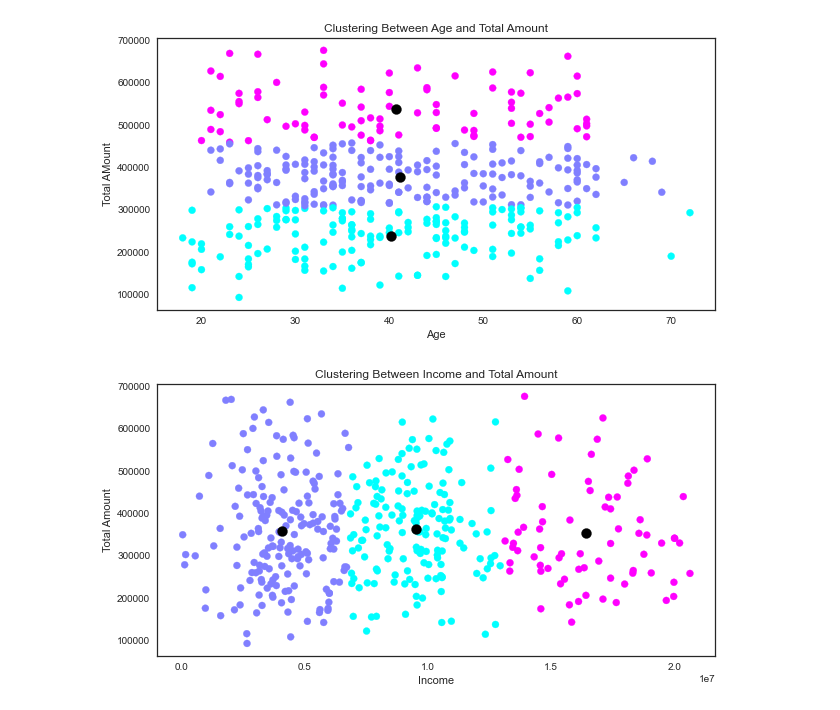
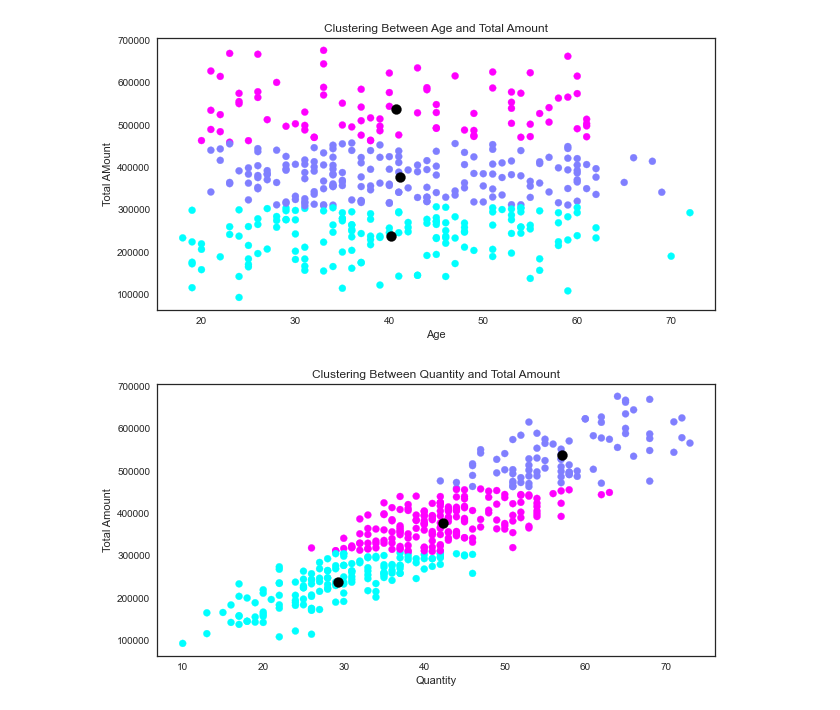
Before and after one commit to aslamfr/rakamin-data-science, a Jupyter notebook: case_kmeans.ipynb, the cells around one changed output. Saved outputs shown, nothing was run; the diff lists cells and outputs as text; code cells hidden in the pictures.

```diff
--- a/case_kmeans.ipynb
+++ b/case_kmeans.ipynb
@@ -228,7 +246,7 @@ d1 = df_merge_f[["Age","Qty"]]
 d2 = df_merge_f[["Age","Income"]]
 d3 = df_merge_f[["Income","Qty"]]
 d4 = df_merge_f[["Age","TotalAmount"]]
-d5 = df_merge_f[["Income","TotalAmount"]]
+d5 = df_merge_f[["Qty","TotalAmount"]]
 
 # Elbow method
 fig, axs = plt.subplots(5, figsize=(10,20))
@@ -271,5 +289,5 @@ for i in range(1,11):
     kmeans.fit(d5)
     x5.append(kmeans.inertia_)
 axs[4].plot(range(1,11), x5, marker="o")
-axs[4].set_title("Income - Total Amount")
+axs[4].set_title("Quantity - Total Amount")
 # %% [output]
@@ -370,17 +388,17 @@ plt.show()
 # %%
 # KMeans clustering for Income and Total Amount
 model5 = KMeans(n_clusters=3, init="random", n_init=10)
 model5.fit(d5)
 labels5 = model5.labels_
 centroids5 = model5.cluster_centers_
 
 plt.figure(figsize=(10,5))
 sns.set_style("white")
-plt.scatter(x=df_merge_f["Income"], y=df_merge_f["TotalAmount"], c=labels5, cmap="cool")
+plt.scatter(x=df_merge_f["Qty"], y=df_merge_f["TotalAmount"], c=labels5, cmap="cool")
 plt.scatter(x=centroids5[:,0], y=centroids5[:,1], s=100, c="black")
-plt.title("Clustering Between Income and Total Amount")
-plt.xlabel("Income")
+plt.title("Clustering Between Quantity and Total Amount")
+plt.xlabel("Quantity")
 plt.ylabel("Total Amount")
 plt.show()
 # %% [output]
-[figure, old version]
+[figure, new version]
```
Also changed, not shown: parts of 11 cells of this notebook, 1 other file.
